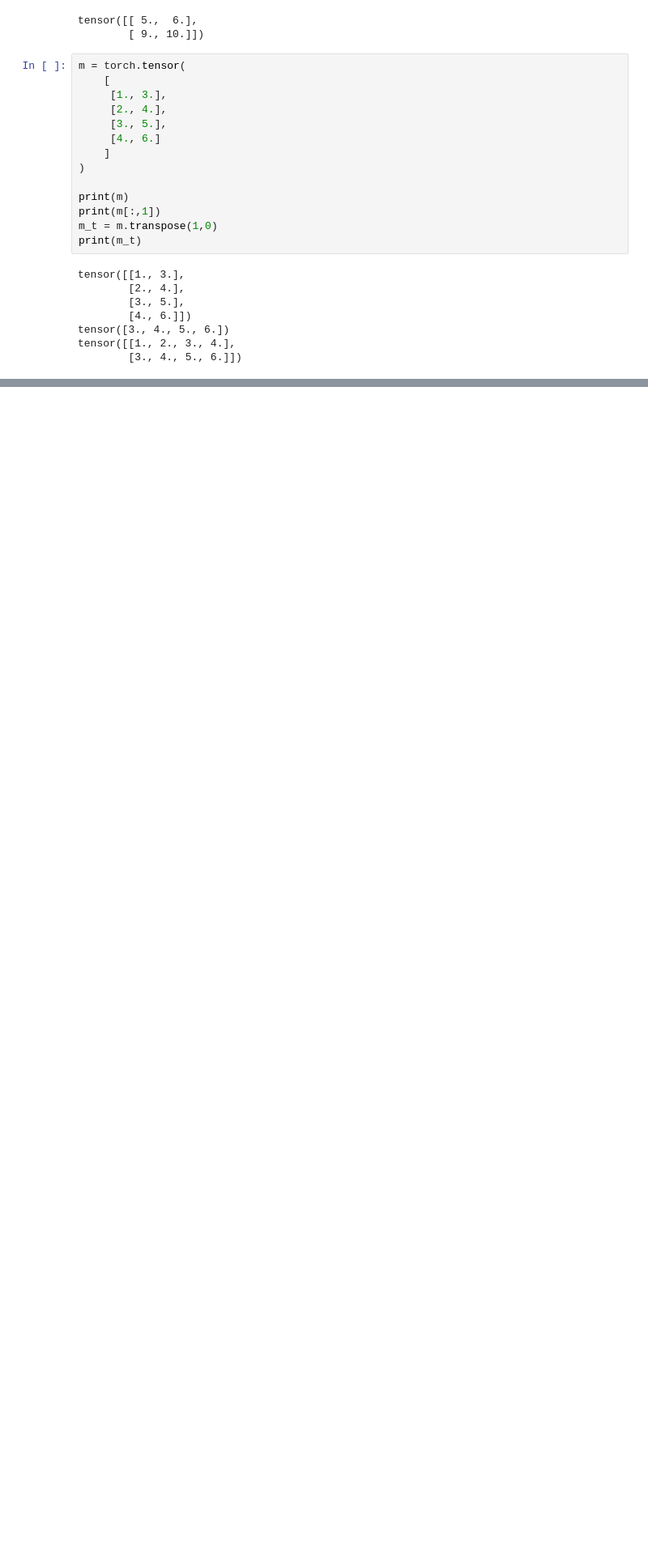
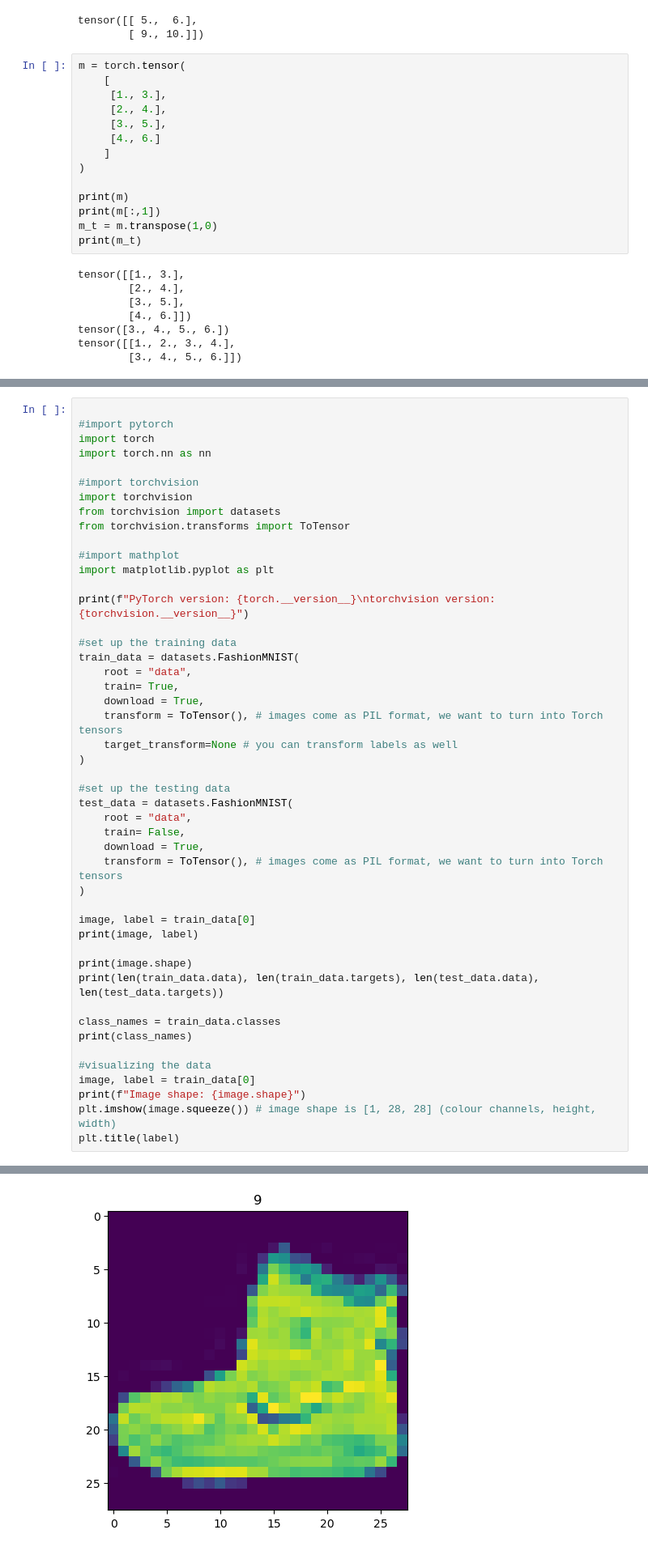
Before and after one commit to rravindran123/ML, a Jupyter notebook: practice-2.ipynb, the cells around one changed output, grey strips where cells are left out. Shown: that part at 81% size. Cells and saved outputs as stored; diff of their text form; blank space fills up the shorter version.

```diff
--- a/practice-2.ipynb
+++ b/practice-2.ipynb
@@ -683,0 +445,48 @@ KeyboardInterrupt:
+# %%
+
+#import pytorch
+import torch
+import torch.nn as nn
+
+#import torchvision
+import torchvision
+from torchvision import datasets
+from torchvision.transforms import ToTensor
+
+#import mathplot
+import matplotlib.pyplot as plt
+
+print(f"PyTorch version: {torch.__version__}\ntorchvision version: {torchvision.__version__}")
+
+#set up the training data
+train_data = datasets.FashionMNIST(
+    root = "data",
+    train= True,
+    download = True,
+    transform = ToTensor(), # images come as PIL format, we want to turn into Torch tensors
+    target_transform=None # you can transform labels as well
+)
+
+#set up the testing data
+test_data = datasets.FashionMNIST(
+    root = "data",
+    train= False,
+    download = True,
+    transform = ToTensor(), # images come as PIL format, we want to turn into Torch tensors
+)
+
+image, label = train_data[0]
+print(image, label)
+
+print(image.shape)
+print(len(train_data.data), len(train_data.targets), len(test_data.data), len(test_data.targets))
+
+class_names = train_data.classes
+print(class_names)
+
+#visualizing the data
+image, label = train_data[0]
+print(f"Image shape: {image.shape}")
+plt.imshow(image.squeeze()) # image shape is [1, 28, 28] (colour channels, height, width)
+plt.title(label)
+# %% [output]
@@ -683,0 +511 @@ KeyboardInterrupt:
+[figure, added]
```
Also changed, not shown: parts of 14 cells of this notebook, 1 other file.
